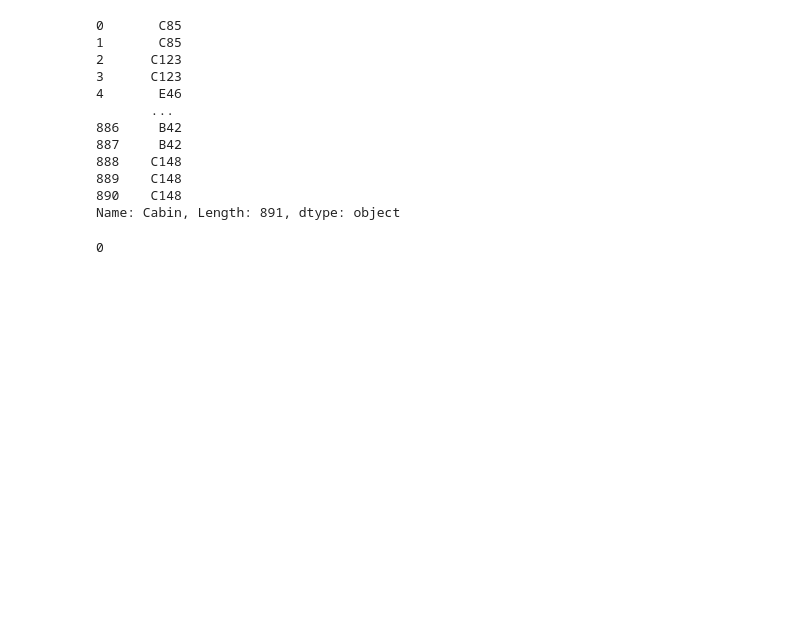
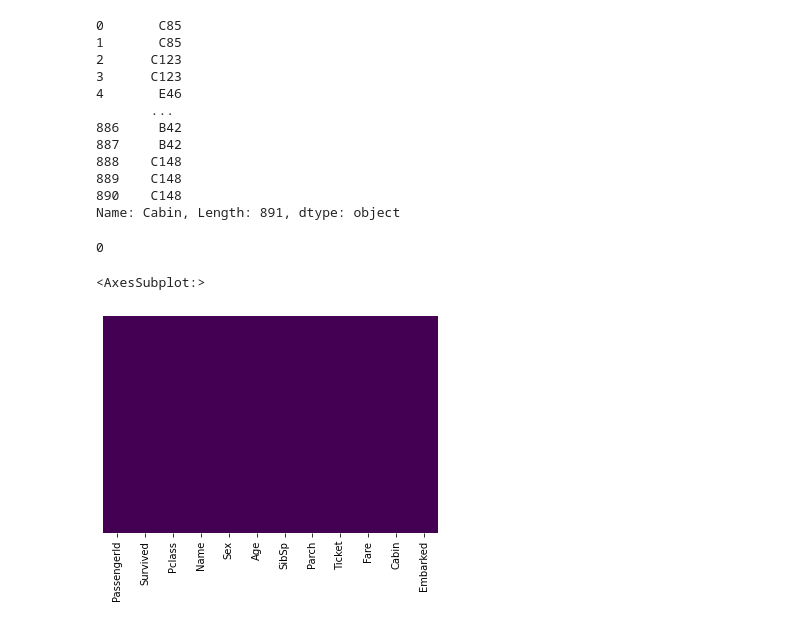
Before and after one commit to Zonzirigue/Titanic---Machine-Learning-from-Disaster, a Jupyter notebook: Titanic - Machine Learning from Disaster.ipynb, the cells around one changed output. Drawn from its saved outputs; the diff is of its cells as text; code cells hidden in the pictures; blank space fills up the shorter version.

```diff
--- a/Titanic - Machine Learning from Disaster.ipynb
+++ b/Titanic - Machine Learning from Disaster.ipynb
@@ -286,3 +286,8 @@ df2['Cabin'].isna().sum()
 # %%
 #Cette technique marche egalement pour les variables de type numerique
 df2['Age'].fillna(method='ffill', inplace=True)
+# %%
+sns.heatmap(df2.isnull(), yticklabels=False, cbar=False, cmap='viridis')
+# %% [output]
+<AxesSubplot:>
+[figure, added]
```
